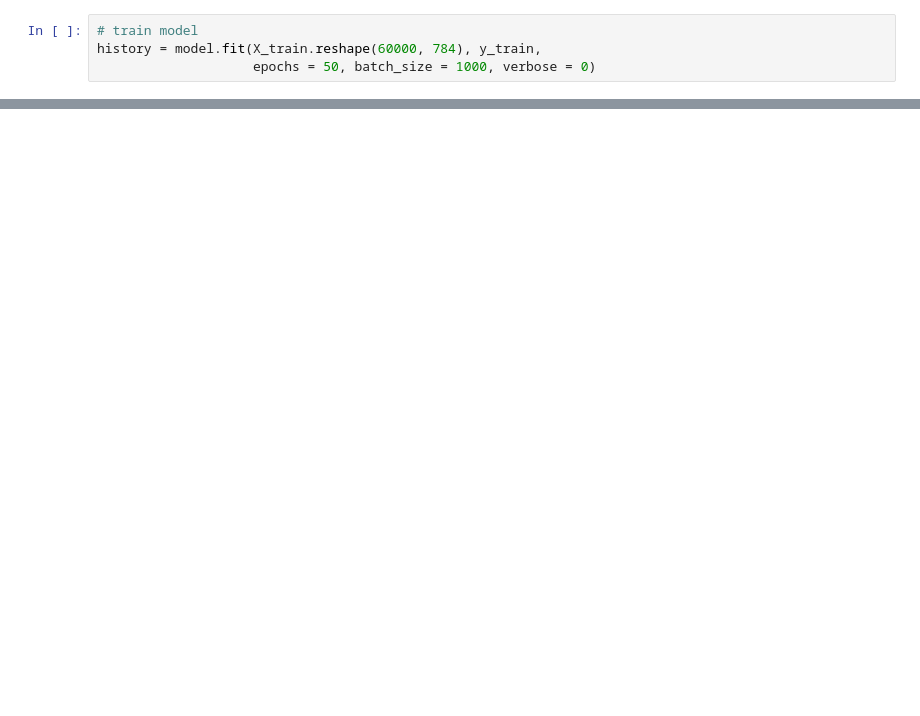
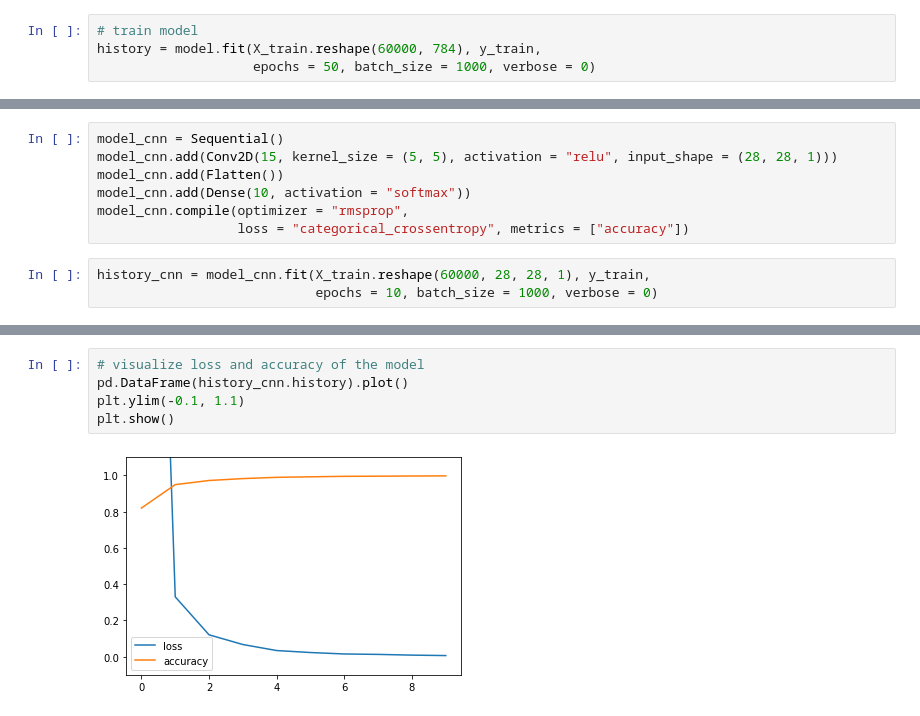
Before and after one commit to trongkhoanguyen2020/udemy-deep-learning-course, a Jupyter notebook: mnist.ipynb, the cells around one changed output, grey strips where cells are left out. Saved outputs shown, nothing was run; the diff lists cells and outputs as text; blank space fills up the shorter version.

```diff
--- a/mnist.ipynb
+++ b/mnist.ipynb
@@ -119,0 +126,10 @@ pd.crosstab(y_true, y_pred)
+# %%
+model_cnn = Sequential()
+model_cnn.add(Conv2D(15, kernel_size = (5, 5), activation = "relu", input_shape = (28, 28, 1)))
+model_cnn.add(Flatten())
+model_cnn.add(Dense(10, activation = "softmax"))
+model_cnn.compile(optimizer = "rmsprop",
+                  loss = "categorical_crossentropy", metrics = ["accuracy"])
+# %%
+history_cnn = model_cnn.fit(X_train.reshape(60000, 28, 28, 1), y_train,
+                            epochs = 10, batch_size = 1000, verbose = 0)
@@ -119,0 +141,7 @@ pd.crosstab(y_true, y_pred)
+# %%
+# visualize loss and accuracy of the model
+pd.DataFrame(history_cnn.history).plot()
+plt.ylim(-0.1, 1.1)
+plt.show()
+# %% [output]
+[figure, added]
```
Also changed, not shown: parts of 9 cells of this notebook.
